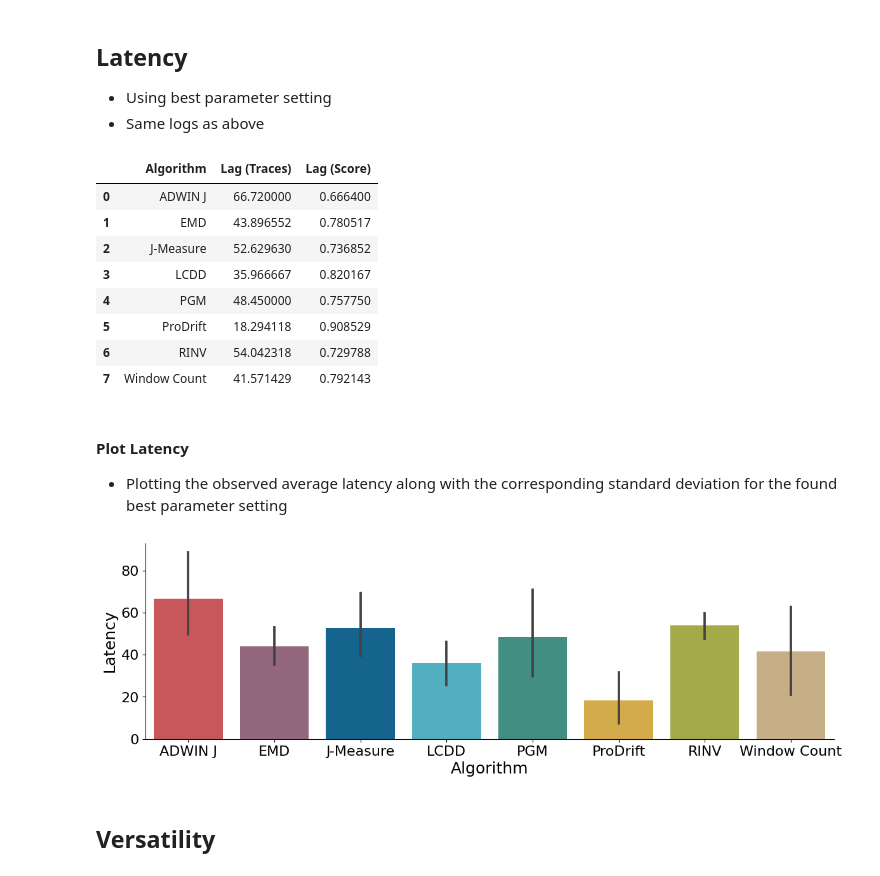
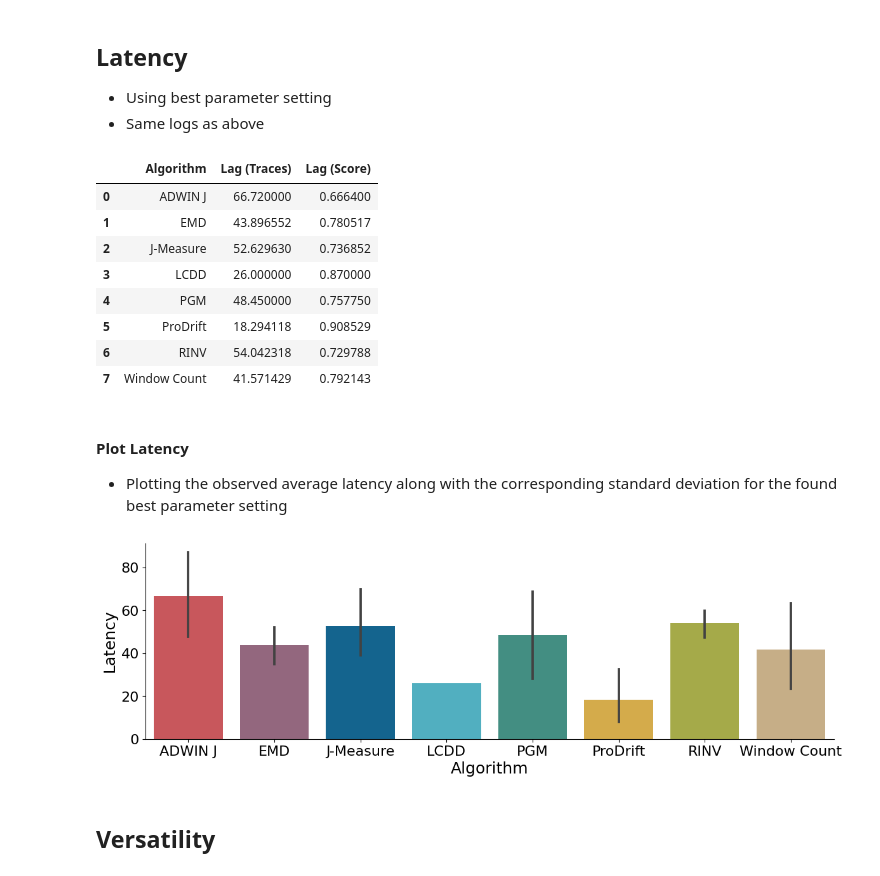
Before and after one commit to cpitsch/cdrift-evaluation, a Jupyter notebook: evaluate_results.ipynb, the cells around one changed output. Saved outputs shown, nothing was run; the diff lists cells and outputs as text; code cells hidden in the pictures.

```diff
--- a/evaluate_results.ipynb
+++ b/evaluate_results.ipynb
@@ -14,7 +14,7 @@ import os
 from pathlib import Path
 
 LAG_WINDOW = 200
-MIN_SUPPORT = 5 # Minimum support for latency calculation --> a parameter setting must have at least 3 instances where a true positive was detected before it can be deemed the "best parameter setting" for latency calculation
+MIN_SUPPORT = 1 # Minimum support for latency calculation --> a parameter setting must have at least 3 instances where a true positive was detected before it can be deemed the "best parameter setting" for latency calculation
 
 CSV_PATH = "algorithm_results.csv"
 OUT_PATH = "Evaluation_Results"
@@ -476,37 +494,39 @@ def calcLatencies(df, param_names, lag_window):
             for d, a in assignments:
                 lags.append(abs(d-a))
         latencies[parameters] = lags
     return latencies
 
 def calculate_latency(dataframe, lag_window, min_support=1, verbose=True):
     latencies = dict() # Dict holding the best achieved latency per approach
     scaled_latency_dicts = dict() # Dict holding the scaled mean latency per approach per parameter setting
     computed_latency_dicts = dict() # Dict holding the raw list of detection lags per approach per parameter setting
     best_params_latency = dict() # Dict holding the best parameter setting per approach (the one that achieves the best latency)
     for name, a_df in dataframe.groupby(by="Algorithm"):
-        result = calcLatencies(a_df, used_parameters[name], LAG_WINDOW)
+        result = calcLatencies(a_df, used_parameters[name], lag_window)
         computed_latency_dicts[name] = result
         latency_scaled_dict = {
-            param: 1-(mean(result[param])/LAG_WINDOW) if len(result[param]) >= min_support else np.NaN
+            param: 1-(mean(result[param])/lag_window) if len(result[param]) >= min_support else np.NaN
             for param in result.keys()
         }
         scaled_latency_dicts[name] = latency_scaled_dict
         best_param = max(latency_scaled_dict,  key=lambda x: latency_scaled_dict[x] if not np.isnan(latency_scaled_dict[x]) else -1)
+
         best_params_latency[name] = best_param
         latencies[name] = latency_scaled_dict[best_param]
+
         if verbose:
-            print(f"{name}: {(1-latencies[name])*LAG_WINDOW} Traces; Score: {latencies[name]}")
+            print(f"{name}: {(1-latencies[name])*lag_window} Traces; Score: {latencies[name]}")
     return (latencies, scaled_latency_dicts, computed_latency_dicts, best_params_latency)
 
 latencies, scaled_latency_dicts, computed_latency_dicts, best_params_latency = calculate_latency(df_noiseless, LAG_WINDOW, min_support=MIN_SUPPORT, verbose=False)
 
 pd.DataFrame([{'Algorithm': name, 'Lag (Traces)': (1-latencies[name])*LAG_WINDOW, 'Lag (Score)': latencies[name]} for name in latencies.keys()]).sort_values(by="Algorithm", ascending=True)
 # %% [output]
 |  | Algorithm | Lag (Traces) | Lag (Score) |
 | 0 | ADWIN J | 66.720000 | 0.666400 |
 | 1 | EMD | 43.896552 | 0.780517 |
 | 2 | J-Measure | 52.629630 | 0.736852 |
-| 3 | LCDD | 35.966667 | 0.820167 |
+| 3 | LCDD | 26.000000 | 0.870000 |
 | 4 | PGM | 48.450000 | 0.757750 |
 | 5 | ProDrift | 18.294118 | 0.908529 |
 | 6 | RINV | 54.042318 | 0.729788 |
@@ -541,8 +561,9 @@ ax.figure.set_size_inches(14, 4)
 if not os.path.exists(f"{OUT_PATH}/Latency{LAG_WINDOW}"):
     os.makedirs(f"{OUT_PATH}/Latency{LAG_WINDOW}")
 plt.savefig(f"{OUT_PATH}/Latency{LAG_WINDOW}/latency.pdf", bbox_inches="tight", format="pdf")
+plt.show()
 # %% [output]
-[figure, old version]
+[figure, new version]
 # %% [markdown]
 ## Versatility
 # %% [markdown]
```
Also changed, not shown: parts of 17 cells of this notebook, 43 other files.
